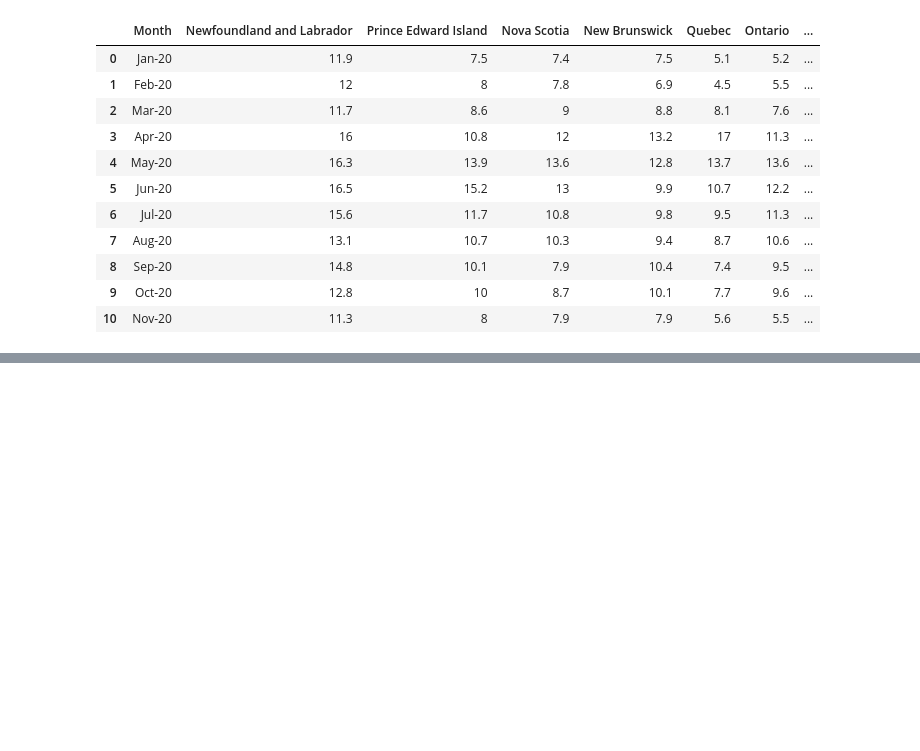
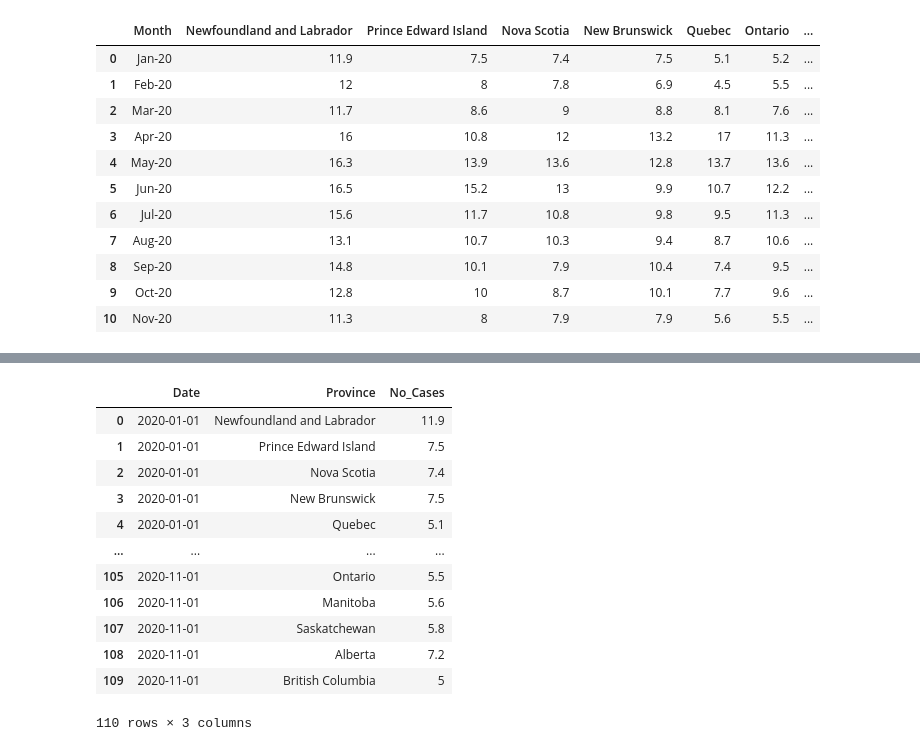
Before and after one commit to chenghaohan/ETL_Project_2, a Jupyter notebook: Unemployment.ipynb, the cells around one changed output, grey strips where cells are left out. Drawn from its saved outputs; the diff is of its cells as text; code cells hidden in the pictures; blank space fills up the shorter version.

```diff
--- a/Unemployment.ipynb
+++ b/Unemployment.ipynb
@@ -299,0 +139,23 @@ plt.savefig('Output/Quebec_Ontario_Unemployment.png')
+# %%
+# Format data into table
+
+prov_can_unemp=prov_can_unemp.set_index('Month').stack().reset_index()
+prov_can_unemp.rename(columns={'level_1': 'Province', 0:'No_Cases', "Month" : "Date"}, inplace=True)
+#prov_can_unemp['Date']=pd.to_datetime(prov_can_unemp["Date"], format='%m/%y')
+
+prov_can_unemp = prov_can_unemp[["Date", "Province", "No_Cases"]]
+prov_can_unemp
+# %% [output]
+|  | Date | Province | No_Cases |
+| 0 | 2020-01-01 | Newfoundland and Labrador | 11.9 |
+| 1 | 2020-01-01 | Prince Edward Island | 7.5 |
+| 2 | 2020-01-01 | Nova Scotia | 7.4 |
+| 3 | 2020-01-01 | New Brunswick | 7.5 |
+| 4 | 2020-01-01 | Quebec | 5.1 |
+| ... | ... | ... | ... |
+| 105 | 2020-11-01 | Ontario | 5.5 |
+| 106 | 2020-11-01 | Manitoba | 5.6 |
+| 107 | 2020-11-01 | Saskatchewan | 5.8 |
+| 108 | 2020-11-01 | Alberta | 7.2 |
+| 109 | 2020-11-01 | British Columbia | 5 |
+110 rows × 3 columns
```
Also changed, not shown: parts of 14 cells of this notebook, 1 other file.
